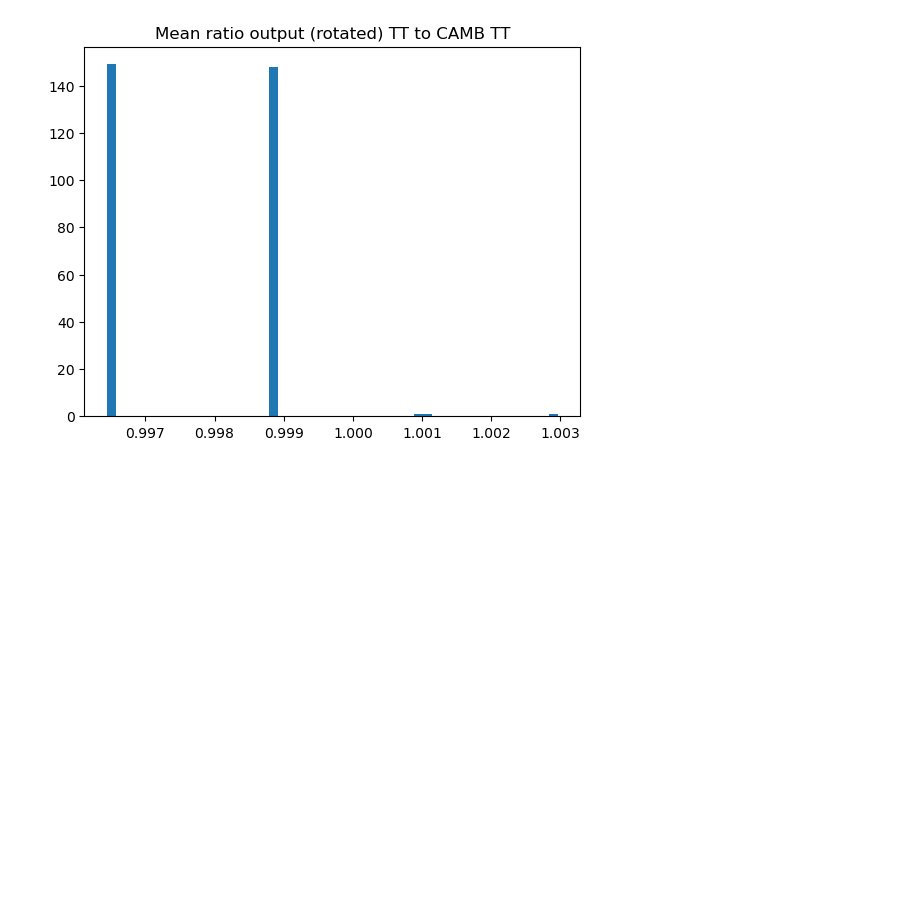
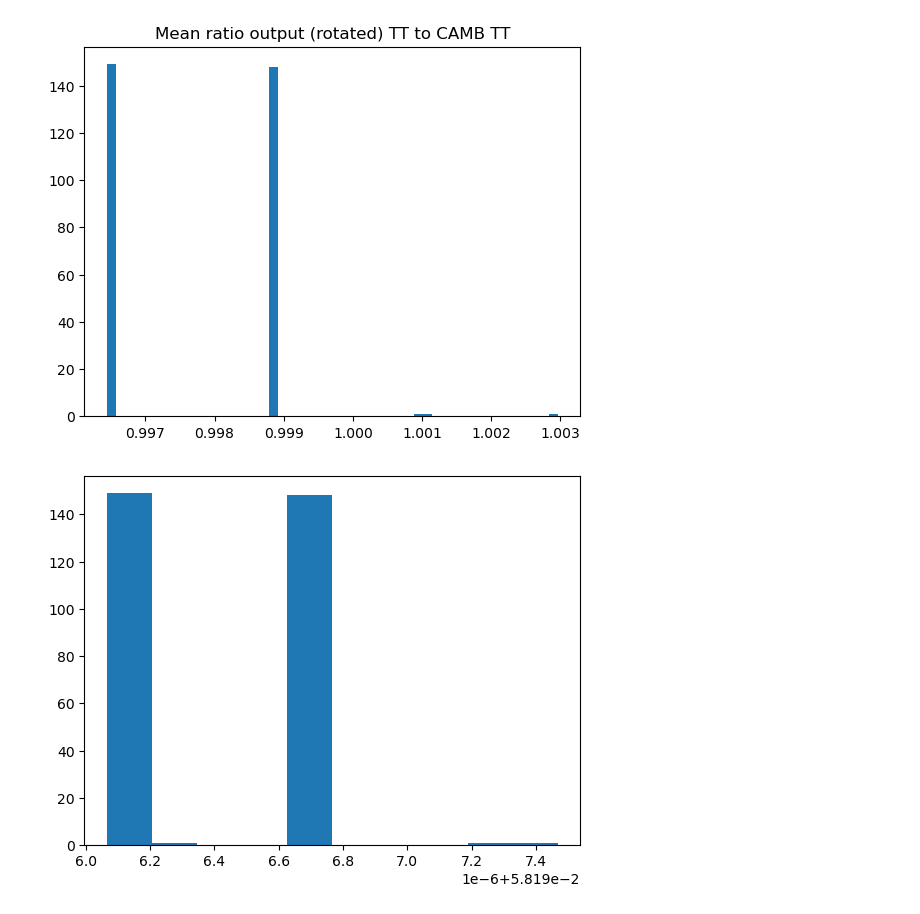
Before and after one commit to zhuber21/act-axion-analysis, a Jupyter notebook: notebooks/healpy_only_mask_test_9_20240410.ipynb, the cells around one changed output. Cells and saved outputs as stored; diff of their text form; code cells hidden in the pictures; blank space fills up the shorter version.

```diff
--- a/notebooks/healpy_only_mask_test_9_20240410.ipynb
+++ b/notebooks/healpy_only_mask_test_9_20240410.ipynb
@@ -695,3 +695,14 @@ Median of full sky mean TT ratio: 0.9989092463528871
 Mean of full sky mean TT ratio: 0.9977121463780323
 Std dev of full sky mean TT ratio: 0.0012914685366671428
 [figure]
+# %%
+# This is the distribution of errorbars on the recovered EB angles from the last run
+# They seem to be basically the same, which is consistent with the idea that the covariance is effectively the
+# same for all of these sims.
+eb_errorbars = np.array(output_null_eb_angles)[:,1]
+
+plt.hist(eb_errorbars)
+plt.show()
+plt.close()
+# %% [output]
+[figure, added]
```
Also changed, not shown: parts of 5 cells of this notebook.
